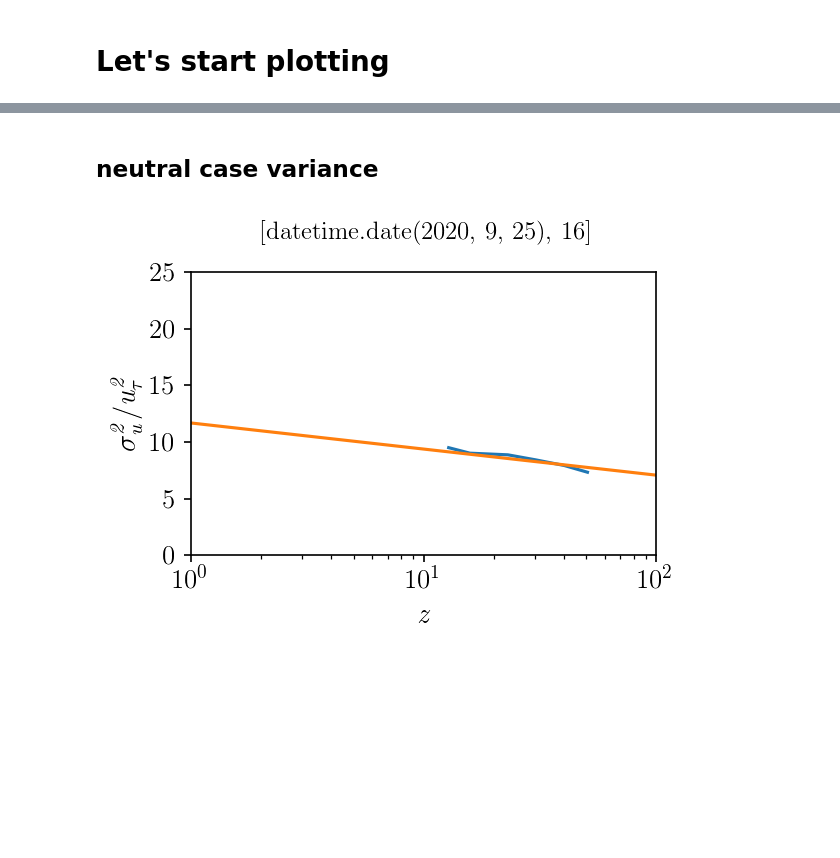
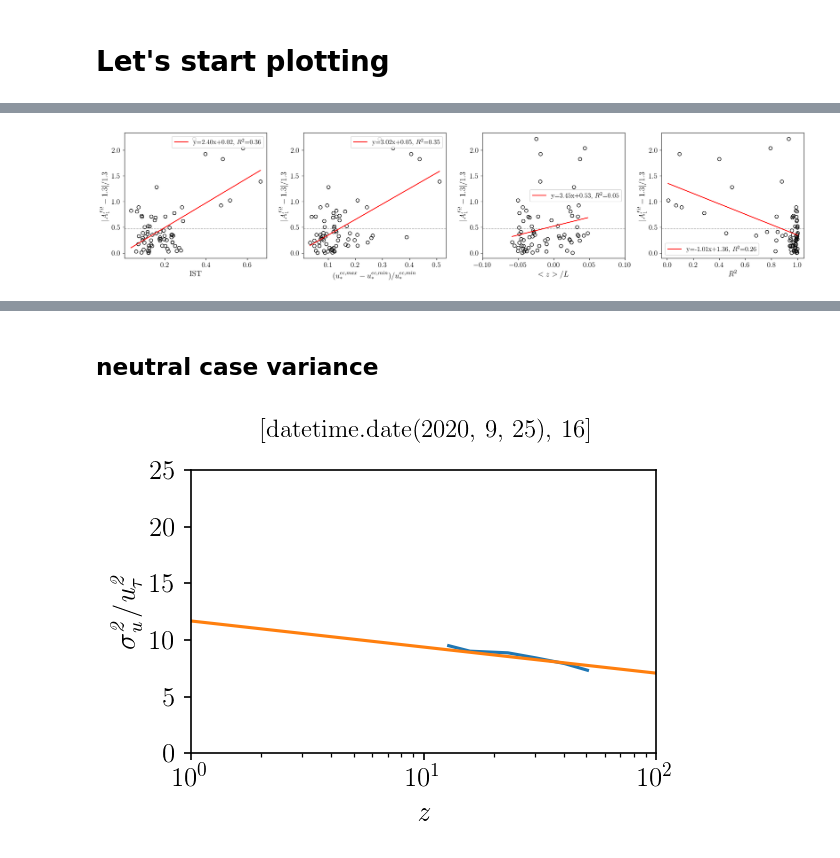
Before and after one commit to yueqin813/EC_analys, a Jupyter notebook: b2_neutral_var.ipynb, the cells around one changed output, grey strips where cells are left out. Cells and saved outputs as stored; diff of their text form; code cells hidden in the pictures; blank space fills up the shorter version.

```diff
--- a/b2_neutral_var.ipynb
+++ b/b2_neutral_var.ipynb
@@ -37,13 +37,15 @@ tur_var=['u_tur','v_tur','w_tur'] # 36000 instantaneous variables per hour
 avg_var=['u_avg','u_star','L_H2','v_avg','u_std','v_std','w_std','T_avg','rot_ang_v'] # 1 averaged variable per hour
 flg_var=['diag_csat_ins','sig_irga_ins']
 msk = ['mask_INL_all_1d']
-neutral_var=['neutral_case','u_star_mean','temp_stability','kappa_m2',
+neutral_var = ['neutral_case','u_star_mean','temp_stability','kappa_m2',
              'kappa_m2_stability_corrected','u_star_dev','u_star_m1_sel_dev',
              'u_star_m1_dev','u_star_m1_sel','u_star_m1','u_star_fit','u_star_m2',
              'zo_m1','zo_m1_sel','u_avg_neutral','v_avg_neutral','w_avg_neutral',
              'u_star_m1_dev_abs_mean','u_star_m1_sel_dev_abs_mean','u_star_m2_dev_abs_mean',
              'u_std_neutral','v_std_neutral','w_std_neutral',
-             'ist_before','r2_m1','r2_m1_sel','r2_m2']
+             'ist_before','r2_m1','r2_m1_sel','r2_m2',
+             'u_star_m2_dif']
+out_var=['delta0','z_delta0','A1_fit','r2']
 # %% [markdown]
 ## define constants and labels ##
 # %%
@@ -165,8 +167,8 @@ for var in neutral_var:
 # %%
 nn = len(neutral_case)
-A1_fit = np.zeros((nn,1)) * np.nan
-r2 = np.zeros((nn,1)) * np.nan
-delta0 = np.zeros((nn,1)) * np.nan
+A1_fit = np.zeros(nn) * np.nan
+r2 = np.zeros(nn) * np.nan
+delta0 = np.zeros(nn) * np.nan
 z_delta0 = np.zeros((nn,sonum)) * np.nan
 for i in range(nn):
     strday = str(neutral_case[i][0].strftime("%Y%m%d"))
@@ -495,0 +513,70 @@ font_size = 14
+# %%
+y_temp = abs(A1_fit-1.3)/1.3
+y_msk = y_temp<3
+y_plus = y_temp[y_msk]
+y_mean = np.nanmean(y_plus)
+y_sigma = np.nanstd(y_plus)
+# %%
+# A_msk = A1_fit>0
+# A1_fit = abs(A_fit-1.3)/1.3
+# A_msk = ~np.isnan(A1_fit)
+# A_mean = np.nanmean(A1_fit[A_msk])
+fig = plt.figure(figsize=(18,4), dpi=150,tight_layout=True)
+
+ax1 = fig.add_subplot(141)
+ist = np.nanmean(ist_before, axis=1)
+plt.plot(ist[y_msk],y_plus,'o',color = 'k',markerfacecolor='none')
+plt.axhline(y=y_mean, color='grey', linestyle='--', linewidth=1)
+plt.xlabel(r'IST', fontsize=font_size)
+plt.ylabel(r'$|A_1^{fit}-1.3|/1.3$', fontsize=font_size)
+# linear regression
+slope, intercept,r,_,_ = stats.linregress(ist[y_msk], y_plus)
+x = np.sort(ist[y_msk])
+line = slope*x+intercept
+plt.plot(x, line, 'r', label='y={:.2f}x+{:.2f}, $R^2$={:.2f}'.format(slope,intercept,r**2))
+plt.legend(fontsize=12)
+# plt.plot(ist[A1_fit<=0],A1_fit[A1_fit<=0],'o',color = 'blue',markerfacecolor='none')
+
+ax2 = fig.add_subplot(142)
+plt.plot(u_star_m2_dif[y_msk],y_plus,'o',color = 'k',markerfacecolor='none')
+plt.axhline(y=y_mean, color='grey', linestyle='--', linewidth=1)
+plt.xlabel(r'$(u_*^{ec,max}-u_*^{ec,min})/u_*^{ec,min}$', fontsize=font_size)
+plt.ylabel(r'$|A_1^{fit}-1.3|/1.3$', fontsize=font_size)
+# linear regression
+slope, intercept,r,_,_ = stats.linregress(u_star_m2_dif[y_msk], y_plus)
+x = np.sort(u_star_m2_dif[y_msk])
+line = slope*x+intercept
+plt.plot(x, line, 'r', label='y={:.2f}x+{:.2f}, $R^2$={:.2f}'.format(slope,intercept,r**2))
+plt.legend(fontsize=12)
+
+ax3 = fig.add_subplot(143)
+plt.plot(temp_stability[y_msk],y_plus,'o',color = 'k',markerfacecolor='none')
+plt.axhline(y=y_mean, color='grey', linestyle='--', linewidth=1)
+plt.xlabel(r'\rm $<z>/L$', fontsize=font_size)
+plt.ylabel(r'$|A_1^{fit}-1.3|/1.3$', fontsize=font_size)
+plt.xlim(-0.1,0.1)
+# linear regression
+slope, intercept,r,_,_ = stats.linregress(temp_stability[y_msk], y_plus)
+x = np.sort(temp_stability[y_msk])
+line = slope*x+intercept
+plt.plot(x, line, 'r', label='y={:.2f}x+{:.2f}, $R^2$={:.2f}'.format(slope,intercept,r**2))
+plt.legend(fontsize=12)
+
+ax4 = fig.add_subplot(144)
+plt.plot(r2[y_msk],y_plus,'o',color = 'k',markerfacecolor='none')
+plt.axhline(y=y_mean, color='grey', linestyle='--', linewidth=1)
+plt.xlabel(r'$R^2$', fontsize=font_size)
+plt.ylabel(r'$|A_1^{fit}-1.3|/1.3$', fontsize=font_size)
+# linear regression
+slope, intercept,r,_,_ = stats.linregress(r2[y_msk], y_plus)
+x = np.sort(r2[y_msk])
+line = slope*x+intercept
+plt.plot(x, line, 'r', label='y={:.2f}x+{:.2f}, $R^2$={:.2f}'.format(slope,intercept,r**2))
+plt.legend(fontsize=12)
+# plt.plot(r2[A1_fit<=0],A1_fit[A1_fit<=0],'o',color = 'blue',markerfacecolor='none')
+
+# plt.plot(temp_stability[A1_fit<=0],A1_fit[A1_fit<=0],'o',color = 'blue',markerfacecolor='none')
+# plt.plot(u_star_m1_dev_abs_mean[A1_fit<=0],A1_fit[A1_fit<=0],'o',color = 'blue',markerfacecolor='none')
+# if do_plot:
+#     plt.savefig(PLOT_DIRECTORY + 'A1_pos_zol_ist_r2_error.jpg', dpi=200)
+# %% [output]
@@ -495,0 +584 @@ font_size = 14
+[figure, added]
```
Also changed, not shown: parts of 15 cells of this notebook, 5 other files.
